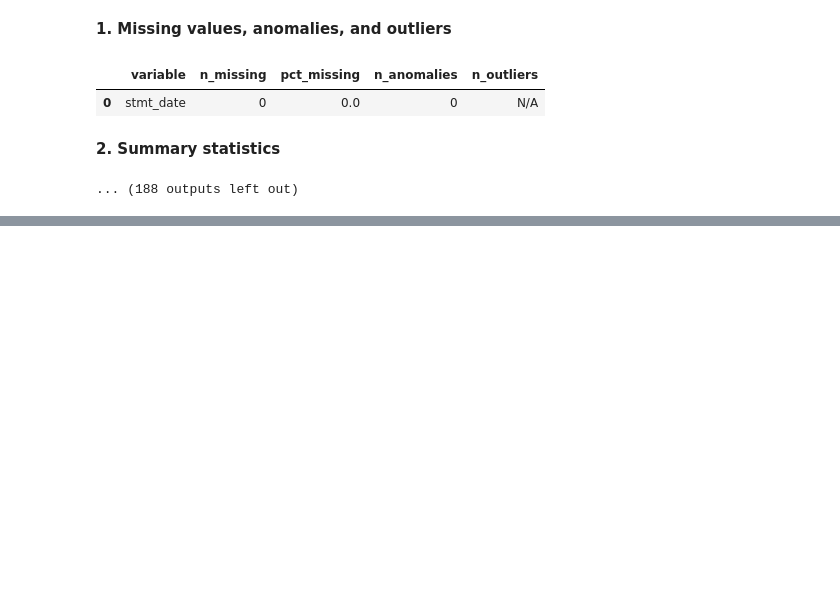
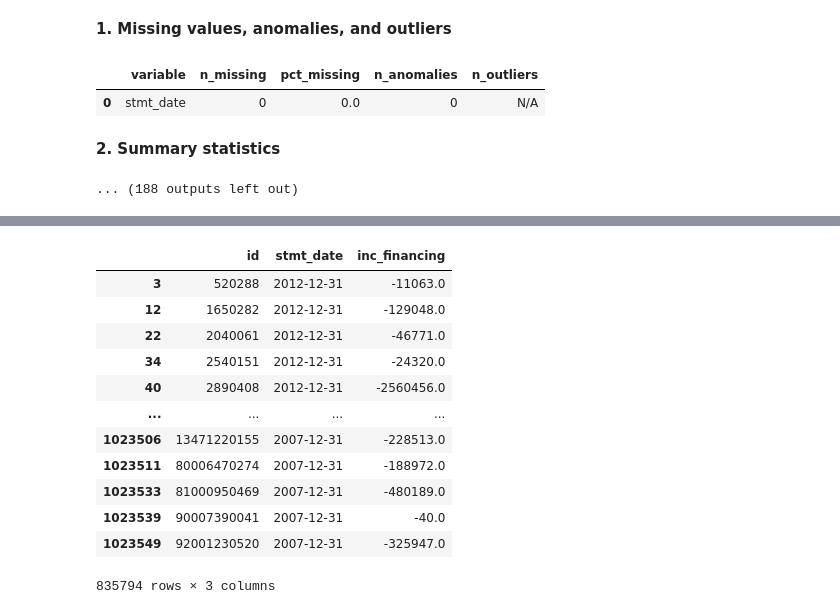
Before and after one commit to YuxinYY/finance_term_project, a Jupyter notebook: notebooks/EDA/01_playground.ipynb, the cells around one changed output, grey strips where cells are left out. Drawn from its saved outputs; the diff is of its cells as text; code cells hidden in the pictures; blank space fills up the shorter version.

```diff
--- a/notebooks/EDA/01_playground.ipynb
+++ b/notebooks/EDA/01_playground.ipynb
@@ -318,0 +396,16 @@ stmt_date
+# %%
+data[data['inc_financing']<0][["id", "stmt_date", "inc_financing"]].sort_values(by="stmt_date", ascending=False)
+# %% [output]
+|  | id | stmt_date | inc_financing |
+| 3 | 520288 | 2012-12-31 | -11063.0 |
+| 12 | 1650282 | 2012-12-31 | -129048.0 |
+| 22 | 2040061 | 2012-12-31 | -46771.0 |
+| 34 | 2540151 | 2012-12-31 | -24320.0 |
+| 40 | 2890408 | 2012-12-31 | -2560456.0 |
+| ... | ... | ... | ... |
+| 1023506 | 13471220155 | 2007-12-31 | -228513.0 |
+| 1023511 | 80006470274 | 2007-12-31 | -188972.0 |
+| 1023533 | 81000950469 | 2007-12-31 | -480189.0 |
+| 1023539 | 90007390041 | 2007-12-31 | -40.0 |
+| 1023549 | 92001230520 | 2007-12-31 | -325947.0 |
+835794 rows × 3 columns
```
Also changed, not shown: parts of 13 cells of this notebook, 10 other files.
